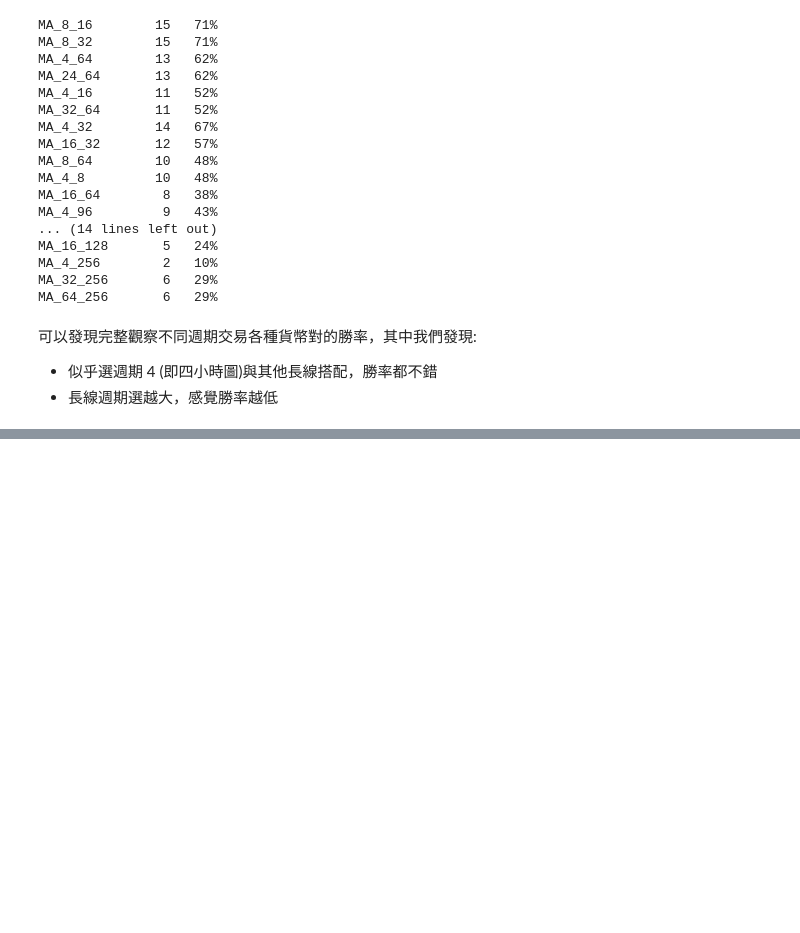
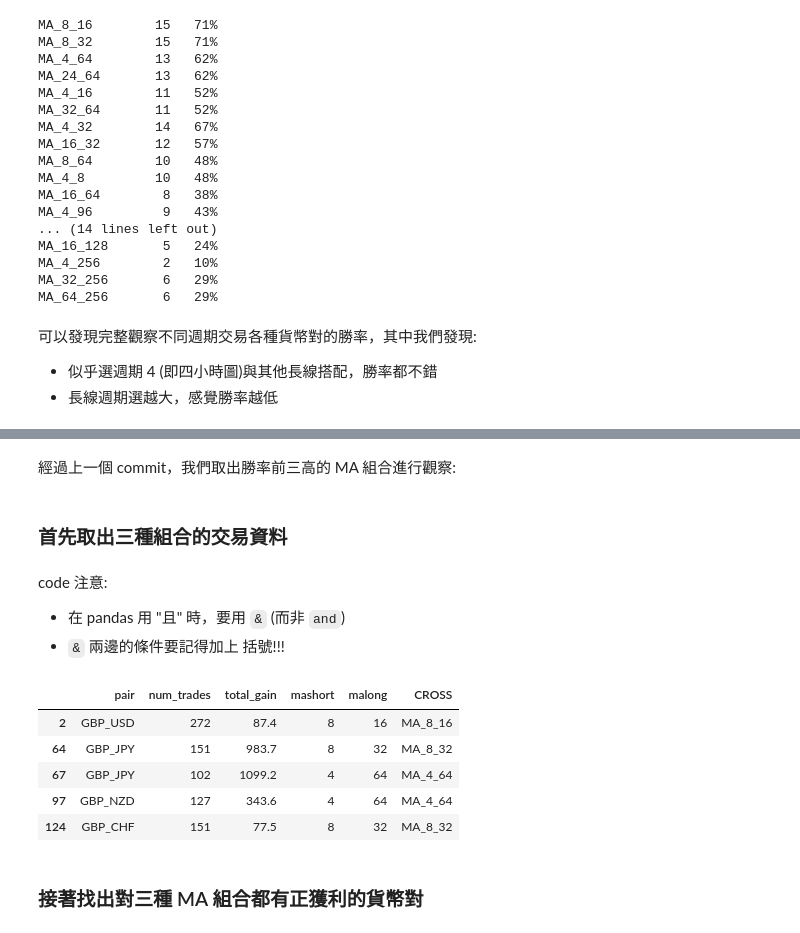
Before and after one commit to LLH07/FX_backtest, a Jupyter notebook: ma_cross_strgy_explore.ipynb, the cells around one changed output, grey strips where cells are left out. Cells and saved outputs as stored; diff of their text form; code cells hidden in the pictures; blank space fills up the shorter version.

````diff
--- a/ma_cross_strgy_explore.ipynb
+++ b/ma_cross_strgy_explore.ipynb
@@ -201,0 +206,24 @@ MA_64_256       6   29%
+# %% [markdown]
+經過上一個 commit，我們取出勝率前三高的 MA 組合進行觀察:
+# %% [markdown]
+### 首先取出三種組合的交易資料
+# %%
+crosses = ['MA_8_16', 'MA_8_32', 'MA_4_64']
+# %%
+# 從 ma_test_res (最前面定義的)分析出 三種 cross 及三種 cross 中獲利為正的貨幣對
+df_good = ma_test_res[ (ma_test_res['CROSS'].isin(crosses)) & (ma_test_res['total_gain']>0) ].copy()
+# %% [markdown]
+code 注意:
+- 在 pandas 用 "且" 時，要用 ```&``` (而非 ```and```)
+- ```&``` 兩邊的條件要記得加上 括號!!!
+# %%
+df_good.head()
+# %% [output]
+|  | pair | num_trades | total_gain | mashort | malong | CROSS |
+| 2 | GBP_USD | 272 | 87.4 | 8 | 16 | MA_8_16 |
+| 64 | GBP_JPY | 151 | 983.7 | 8 | 32 | MA_8_32 |
+| 67 | GBP_JPY | 102 | 1099.2 | 4 | 64 | MA_4_64 |
+| 97 | GBP_NZD | 127 | 343.6 | 4 | 64 | MA_4_64 |
+| 124 | GBP_CHF | 151 | 77.5 | 8 | 32 | MA_8_32 |
+# %% [markdown]
+### 接著找出對三種 MA 組合都有正獲利的貨幣對
````
Also changed, not shown: parts of 24 cells of this notebook.
